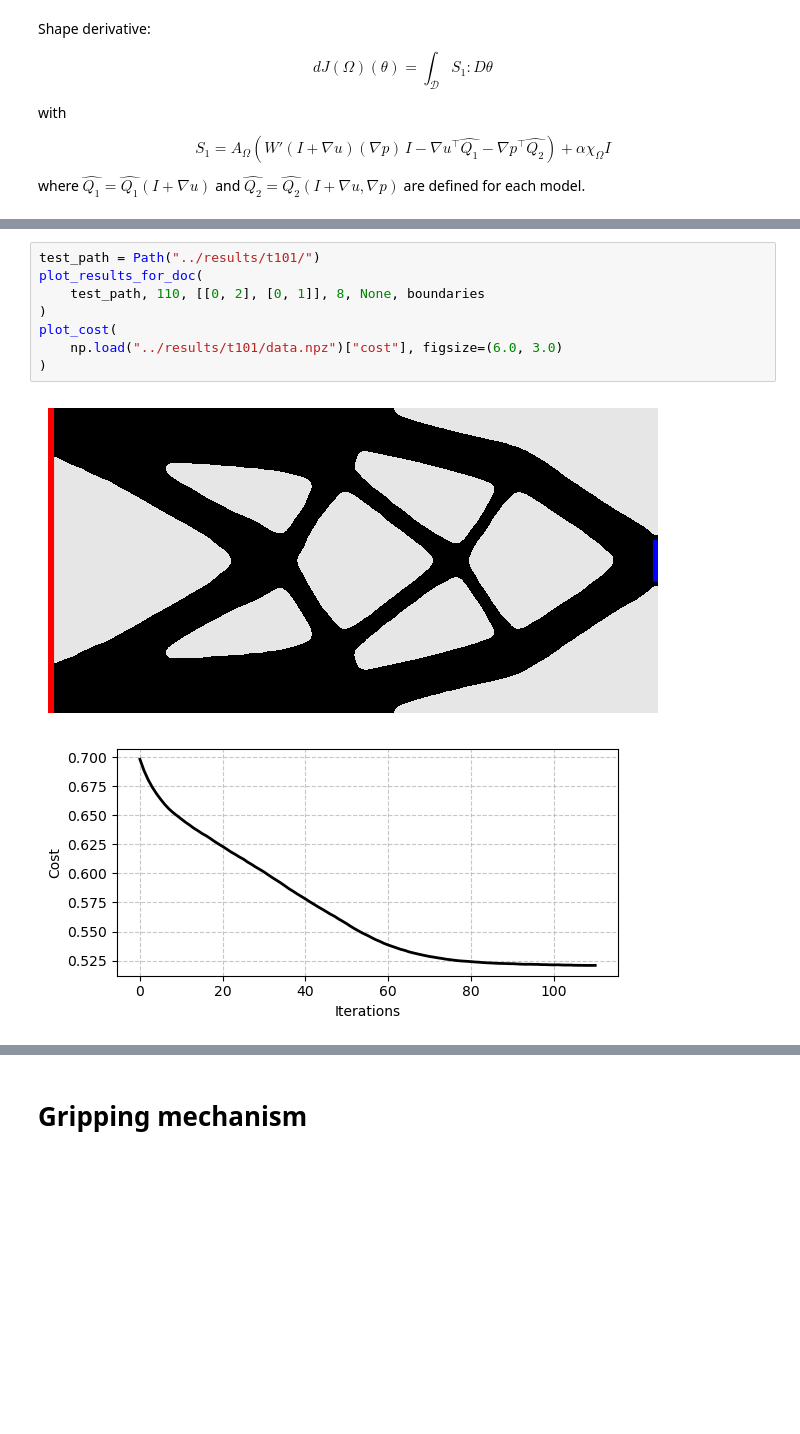
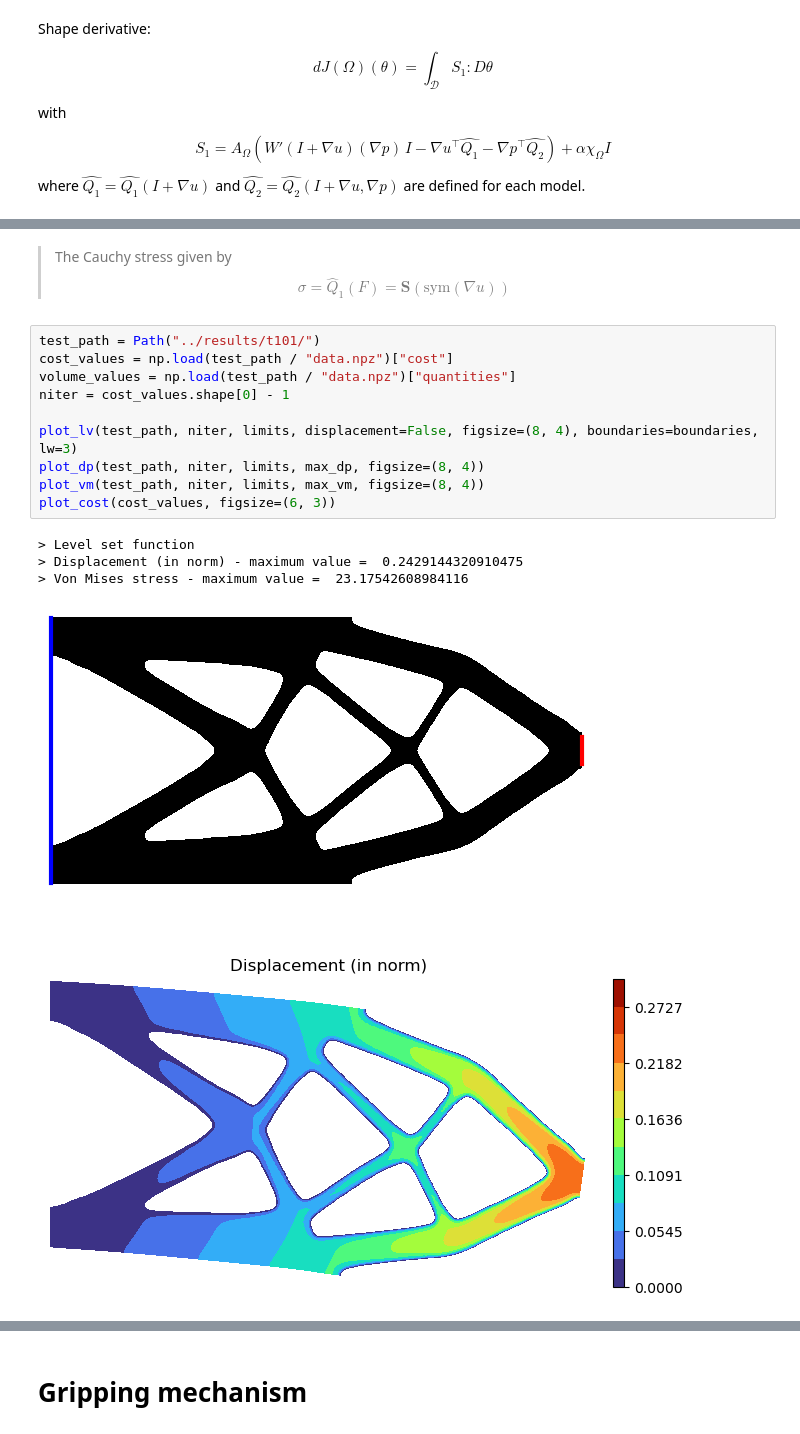
Before and after one commit to PhiFEM/phiFEM_FormOpt, a Jupyter notebook: code/Elasticity.ipynb, the cells around one changed output, grey strips where cells are left out. Saved outputs shown, nothing was run; the diff lists cells and outputs as text; blank space fills up the shorter version.

```diff
--- a/code/Elasticity.ipynb
+++ b/code/Elasticity.ipynb
@@ -115,11 +124,22 @@ i = 110 | cost = 0.520966 | nder = 0.1301 | steps = 20 |
-# %%
-test_path = Path("../results/t101/")
-plot_results_for_doc(
-    test_path, 110, [[0, 2], [0, 1]], 8, None, boundaries
-)
-plot_cost(
-    np.load("../results/t101/data.npz")["cost"], figsize=(6.0, 3.0)
-)
-# %% [output]
-[figure, removed]
-[figure, removed]
+# %% [markdown]
+>The Cauchy stress given by
+>$$
+>    \sigma = \hat{Q}_1(F) = \boldsymbol{S}(\mathrm{sym}(\nabla u))
+>$$
+>
+# %%
+test_path = Path("../results/t101/")
+cost_values = np.load(test_path / "data.npz")["cost"]
+volume_values = np.load(test_path / "data.npz")["quantities"]
+niter = cost_values.shape[0] - 1
+
+plot_lv(test_path, niter, limits, displacement=False, figsize=(8, 4), boundaries=boundaries, lw=3)
+plot_dp(test_path, niter, limits, max_dp, figsize=(8, 4))
+plot_vm(test_path, niter, limits, max_vm, figsize=(8, 4))
+plot_cost(cost_values, figsize=(6, 3))
+# %% [output]
+> Level set function
+> Displacement (in norm) - maximum value =  0.2429144320910475
+> Von Mises stress - maximum value =  23.17542608984116
+[figure, added]
+[figure, added]
```
Also changed, not shown: parts of 20 cells of this notebook, 9 other files.
